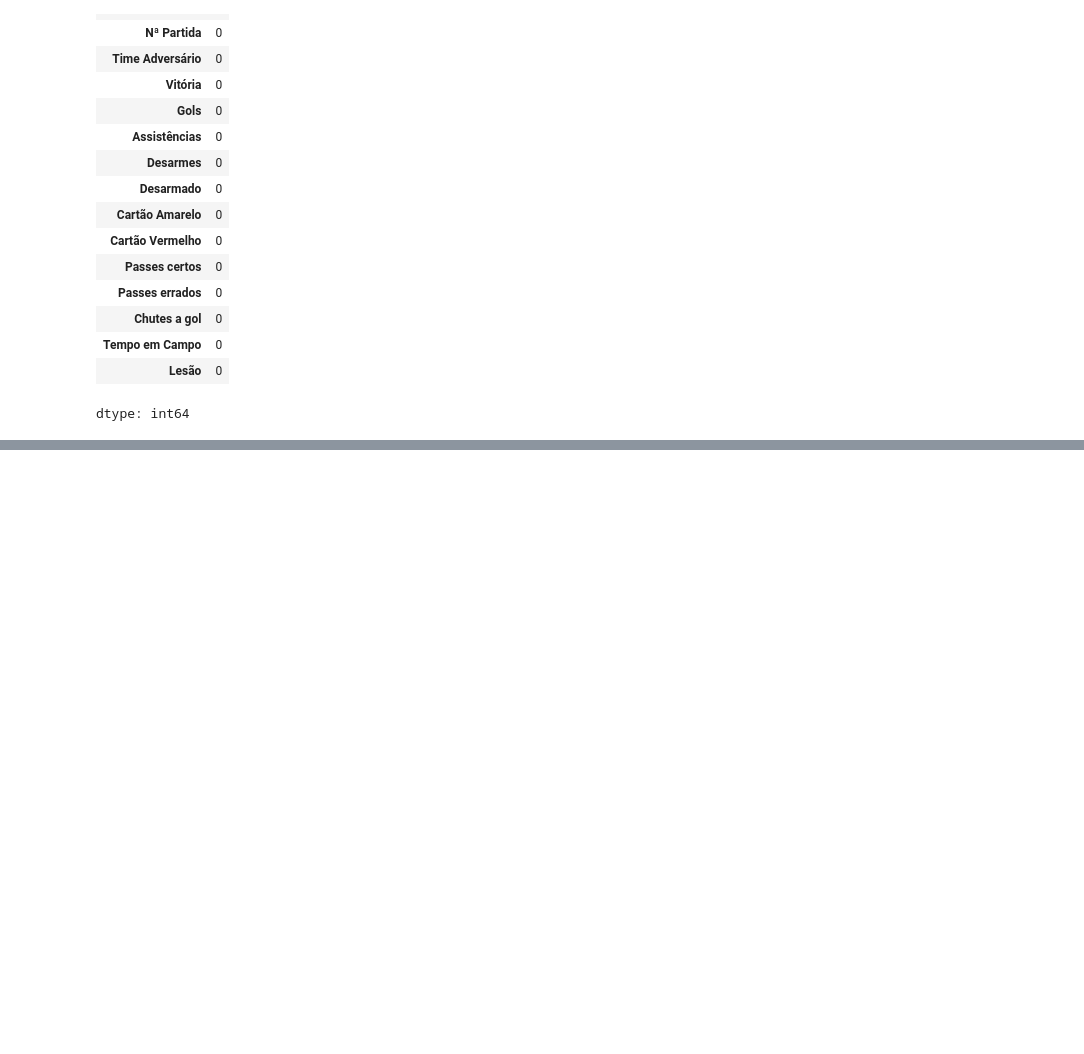
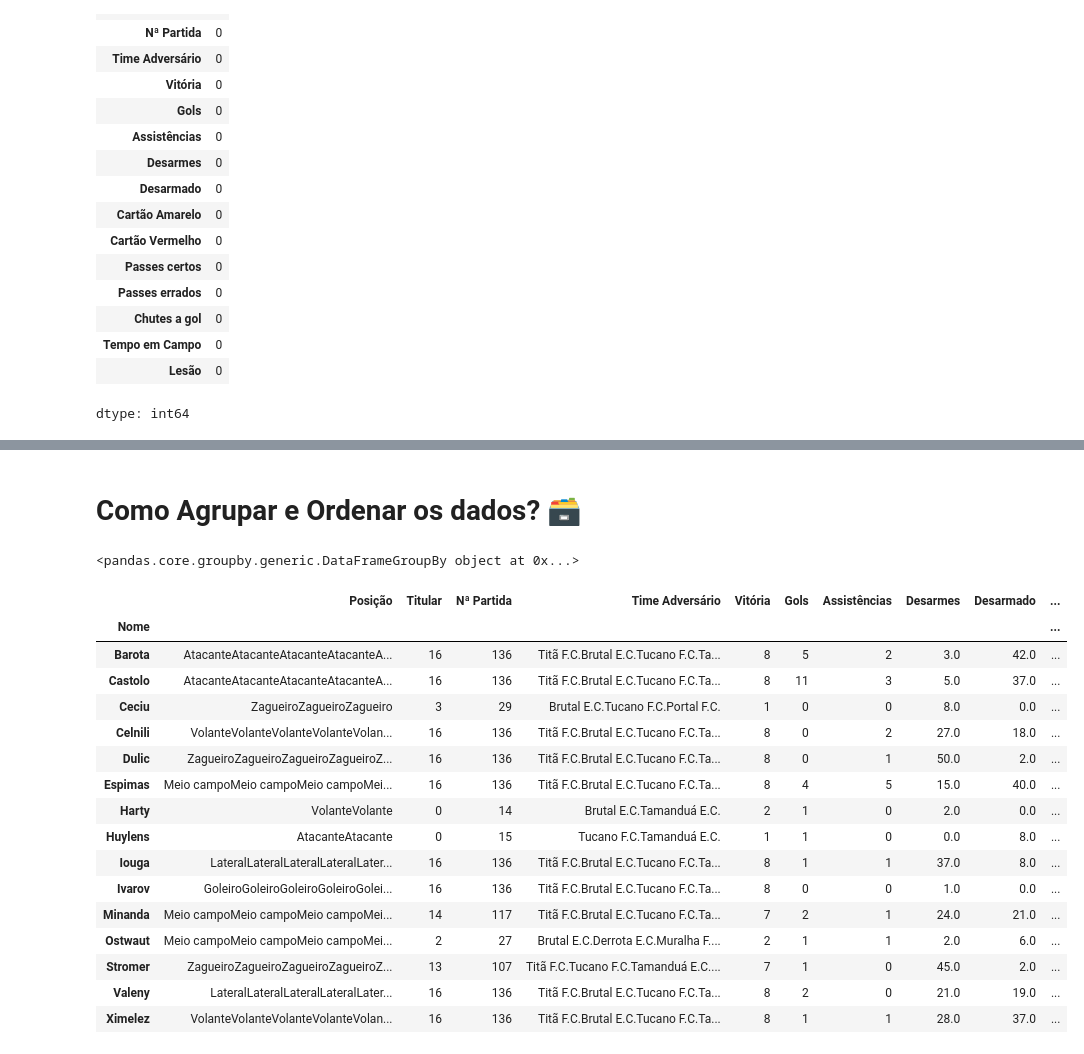
Before and after one commit to julianosfreitas/Analise-de-Dados, a Jupyter notebook: Futebol_com_Python.ipynb, the cells around one changed output, grey strips where cells are left out. Cells and saved outputs as stored; diff of their text form; code cells hidden in the pictures; blank space fills up the shorter version.

```diff
--- a/Futebol_com_Python.ipynb
+++ b/Futebol_com_Python.ipynb
@@ -174,0 +257,3 @@ dtype: int64
+# %%
+dados = dados[dados['Tempo em Campo'] != 0]
+dados
@@ -174,0 +274,2 @@ dtype: int64
+# %% [markdown]
+# Como **Agrupar** e **Ordenar** os **dados**? 🗃️
@@ -174,0 +278,4 @@ dtype: int64
+# %%
+dados.groupby('Nome')
+# %% [output]
+<pandas.core.groupby.generic.DataFrameGroupBy object at 0x...>
@@ -174,0 +284,21 @@ dtype: int64
+# %%
+soma_dados = dados.groupby('Nome').sum()
+soma_dados
+# %% [output]
+|  | Posição | Titular | Nª Partida | Time Adversário | Vitória | Gols | Assistências | Desarmes | Desarmado | ... |
+| Nome |  |  |  |  |  |  |  |  |  | ... |
+| Barota | AtacanteAtacanteAtacanteAtacanteA... | 16 | 136 | Titã F.C.Brutal E.C.Tucano F.C.Ta... | 8 | 5 | 2 | 3.0 | 42.0 | ... |
+| Castolo | AtacanteAtacanteAtacanteAtacanteA... | 16 | 136 | Titã F.C.Brutal E.C.Tucano F.C.Ta... | 8 | 11 | 3 | 5.0 | 37.0 | ... |
+| Ceciu | ZagueiroZagueiroZagueiro | 3 | 29 | Brutal E.C.Tucano F.C.Portal F.C. | 1 | 0 | 0 | 8.0 | 0.0 | ... |
+| Celnili | VolanteVolanteVolanteVolanteVolan... | 16 | 136 | Titã F.C.Brutal E.C.Tucano F.C.Ta... | 8 | 0 | 2 | 27.0 | 18.0 | ... |
+| Dulic | ZagueiroZagueiroZagueiroZagueiroZ... | 16 | 136 | Titã F.C.Brutal E.C.Tucano F.C.Ta... | 8 | 0 | 1 | 50.0 | 2.0 | ... |
+| Espimas | Meio campoMeio campoMeio campoMei... | 16 | 136 | Titã F.C.Brutal E.C.Tucano F.C.Ta... | 8 | 4 | 5 | 15.0 | 40.0 | ... |
+| Harty | VolanteVolante | 0 | 14 | Brutal E.C.Tamanduá E.C. | 2 | 1 | 0 | 2.0 | 0.0 | ... |
+| Huylens | AtacanteAtacante | 0 | 15 | Tucano F.C.Tamanduá E.C. | 1 | 1 | 0 | 0.0 | 8.0 | ... |
+| Iouga | LateralLateralLateralLateralLater... | 16 | 136 | Titã F.C.Brutal E.C.Tucano F.C.Ta... | 8 | 1 | 1 | 37.0 | 8.0 | ... |
+| Ivarov | GoleiroGoleiroGoleiroGoleiroGolei... | 16 | 136 | Titã F.C.Brutal E.C.Tucano F.C.Ta... | 8 | 0 | 0 | 1.0 | 0.0 | ... |
+| Minanda | Meio campoMeio campoMeio campoMei... | 14 | 117 | Titã F.C.Brutal E.C.Tucano F.C.Ta... | 7 | 2 | 1 | 24.0 | 21.0 | ... |
+| Ostwaut | Meio campoMeio campoMeio campoMei... | 2 | 27 | Brutal E.C.Derrota E.C.Muralha F.... | 2 | 1 | 1 | 2.0 | 6.0 | ... |
+| Stromer | ZagueiroZagueiroZagueiroZagueiroZ... | 13 | 107 | Titã F.C.Tucano F.C.Tamanduá E.C.... | 7 | 1 | 0 | 45.0 | 2.0 | ... |
+| Valeny | LateralLateralLateralLateralLater... | 16 | 136 | Titã F.C.Brutal E.C.Tucano F.C.Ta... | 8 | 2 | 0 | 21.0 | 19.0 | ... |
+| Ximelez | VolanteVolanteVolanteVolanteVolan... | 16 | 136 | Titã F.C.Brutal E.C.Tucano F.C.Ta... | 8 | 1 | 1 | 28.0 | 37.0 | ... |
```
Also changed, not shown: parts of 20 cells of this notebook.
